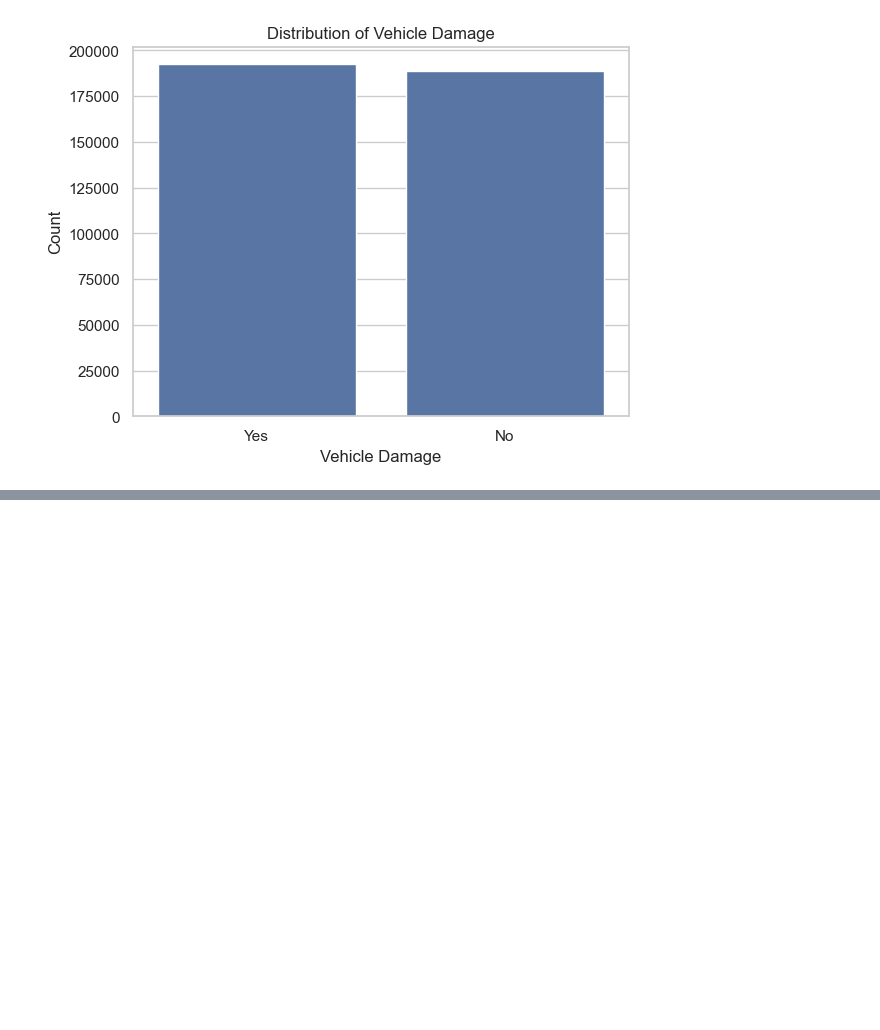
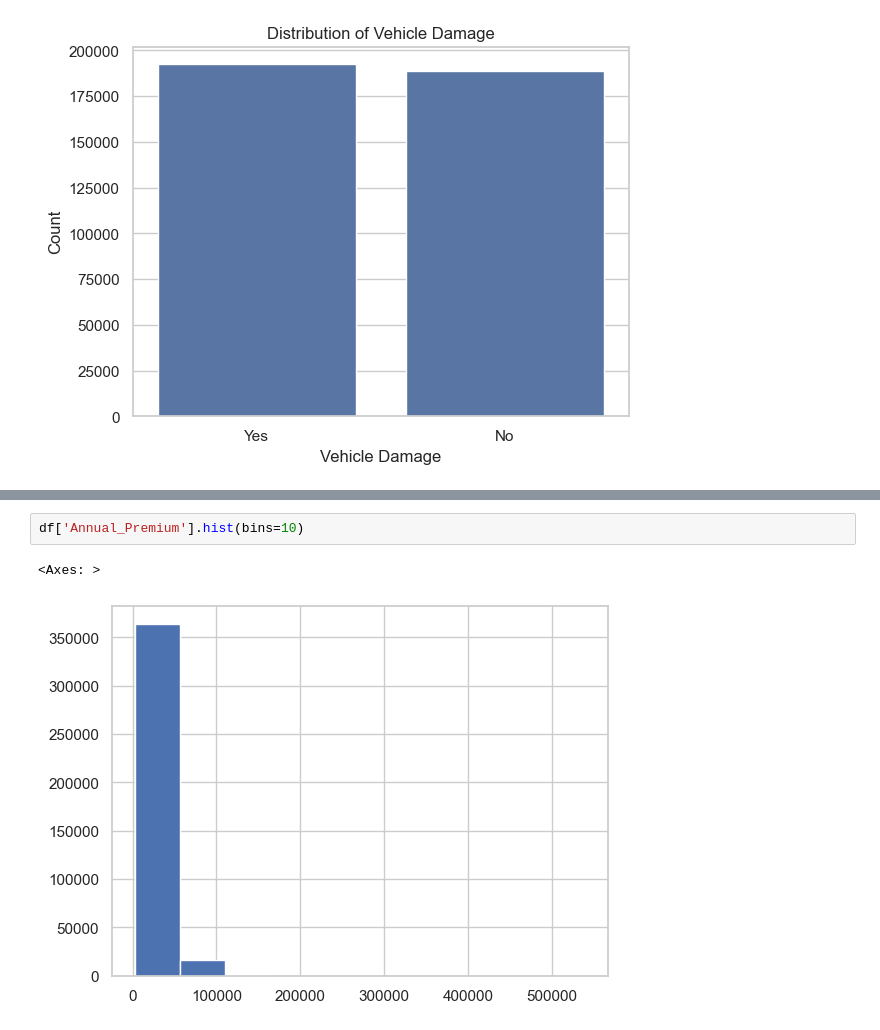
Before and after one commit to arrshsh/MLOPs-Proj-1, a Jupyter notebook: notebook/exp-notebook.ipynb, the cells around one changed output, grey strips where cells are left out. Saved outputs shown, nothing was run; the diff lists cells and outputs as text; blank space fills up the shorter version.

```diff
--- a/notebook/exp-notebook.ipynb
+++ b/notebook/exp-notebook.ipynb
@@ -224,0 +241,5 @@ data = df.groupby("Vehicle_Damage", "Response")["id"].count().to_frame().rename
+# %%
+df['Annual_Premium'].hist(bins=10)
+# %% [output]
+<Axes: >
+[figure, added]
```
Also changed, not shown: parts of 23 cells of this notebook, 10 other files.
